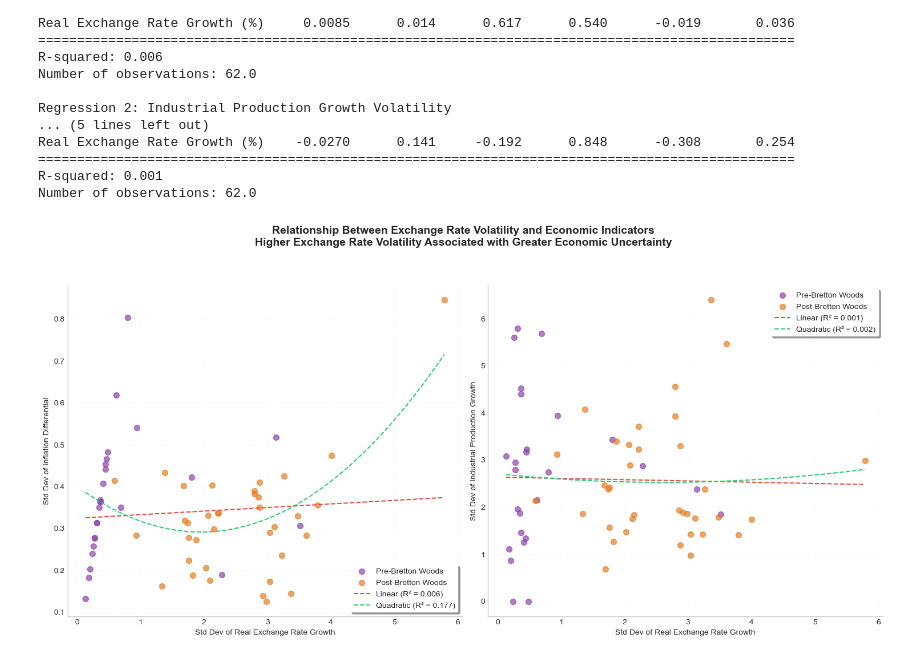
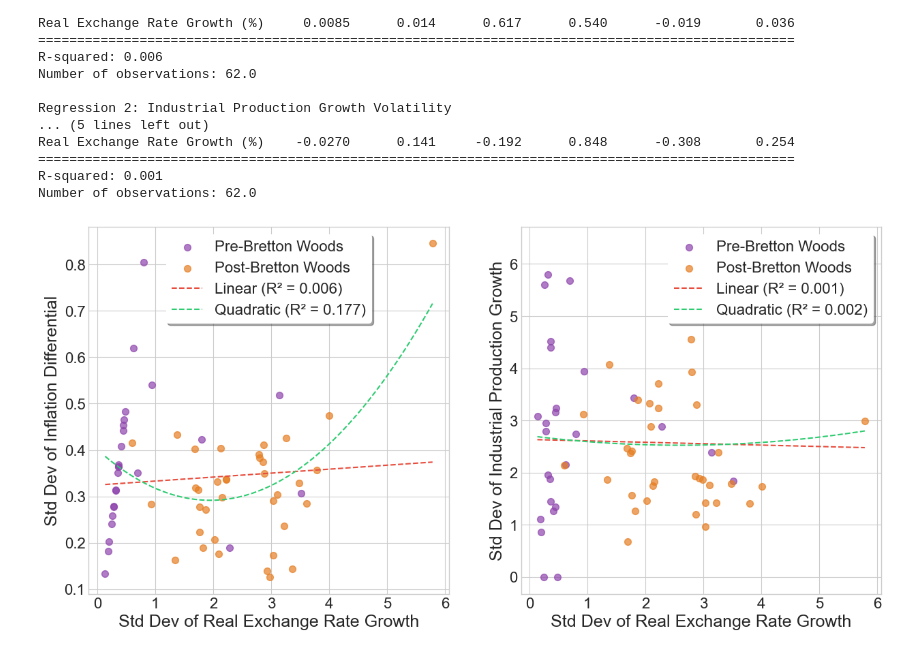
Before and after one commit to EC1B1-Macro-Project/Germany_Coursework, a Jupyter notebook: code/NB00.ipynb, the cells around one changed output. Drawn from its saved outputs; the diff is of its cells as text; code cells hidden in the pictures.

Commit message:
made graphs bigger

```diff
--- a/code/NB00.ipynb
+++ b/code/NB00.ipynb
@@ -622,23 +633,23 @@ for ax in [ax1, ax2, ax3, ax4]:
     ax.spines['top'].set_visible(False)
     ax.spines['right'].set_visible(False)
     ax.axhline(y=0, color='gray', linestyle='-', alpha=0.2)
-    ax.tick_params(axis='both', labelsize=10)
+    ax.tick_params(axis='both', labelsize=15)
 
     if ax == ax2:  # For inflation differential plot only
         # Add both exit lines
         line_us = ax.axvline(x=us_exit, color=colors['us_exit'], linestyle='--',
-                           alpha=0.7, linewidth=2, label='US Exits Bretton Woods (August 1971)')
+                           alpha=1.0, linewidth=2, label='US Exits Bretton Woods (August 1971)')
         line_germany = ax.axvline(x=germany_exit, color=colors['germany_exit'], linestyle='--',
                                 alpha=0.7, linewidth=2, label='Germany Exits Bretton Woods (March 1973)')
         # Add combined legend
         ax.legend(handles=[line_us, line_germany],
-                 fontsize=10, frameon=True, facecolor='white',
+                 fontsize=14, frameon=True, facecolor='white',
                  edgecolor='none', shadow=True, loc='upper left')
     else:  # For other plots
         # Add only Germany's exit line
         line = ax.axvline(x=germany_exit, color=colors['germany_exit'], linestyle='--',
-                         alpha=0.7, linewidth=2, label='Germany Exits Bretton Woods (March 1973)')
-        ax.legend(fontsize=10, frameon=True, facecolor='white',
+                         alpha=1.0, linewidth=2, label='Germany Exits Bretton Woods (March 1973)')
+        ax.legend(fontsize=14, frameon=True, facecolor='white',
                  edgecolor='none', shadow=True, loc='upper left')
 
 # Graph 1: Monthly Inflation (Germany only)
@@ -676,19 +687,19 @@ for ax, title in zip([ax1, ax2, ax3, ax4],
                      'Inflation Differential (Germany minus US)',
                      'Monthly Growth in Industrial Production (Germany)',
                      'Year-over-Year Growth in Industrial Production (Germany)']):
-    ax.set_title(title, fontsize=12, pad=15, fontweight='bold')
-    ax.set_ylabel(ax.get_ylabel(), fontsize=10, fontweight='bold')
+    ax.set_title(title, fontsize=18, pad=15, fontweight='bold')
+    ax.set_ylabel(ax.get_ylabel(), fontsize=18, fontweight='bold')
 
 # Add x-axis labels and rotate dates
 for ax in [ax2, ax4]:
-    ax.set_xlabel('Year', fontsize=10, fontweight='bold')
+    ax.set_xlabel('Year', fontsize=16, fontweight='bold')
     plt.setp(ax.get_xticklabels(), rotation=45, ha='right')
 
 # Add main titles with improved styling
 fig1.suptitle('Inflation Indicators (1959-1990)',
-              y=1.02, fontsize=14, fontweight='bold')
+              y=1.02, fontsize=22, fontweight='bold')
 fig2.suptitle('Industrial Production Indicators (1959-1990)',
-              y=1.02, fontsize=14, fontweight='bold')
+              y=1.02, fontsize=22, fontweight='bold')
 
 # Set figure background color
 for fig in [fig1, fig2]:
@@ -1002,23 +1009,6 @@ Real Exchange Rate Growth (%)    -0.0270      0.141     -0.192      0.848      -
 R-squared: 0.001
 Number of observations: 62.0
 # %%
-# Define Bretton Woods exit date
-bretton_woods_exit = pd.to_datetime('1973-03-01')
-
-# Prepare Variables
-X_linear = sm.add_constant(reg_data['Real Exchange Rate Growth (%)'])
-X_quad = pd.DataFrame({
-    'const': 1,
-    'x': reg_data['Real Exchange Rate Growth (%)'],
-    'x2': reg_data['Real Exchange Rate Growth (%)']**2
-})
-
-# Run regressions
-models = {}
-for dep_var in ['Inflation_Differential', 'Industrial Production YoY Growth (%)']:
-    models[f'{dep_var}_linear'] = sm.OLS(reg_data[dep_var], X_linear).fit()
-    models[f'{dep_var}_quad'] = sm.OLS(reg_data[dep_var], X_quad).fit()
-
 # Create plots
 fig, (ax1, ax2) = plt.subplots(1, 2, figsize=(15, 7))
 fig.patch.set_facecolor('white')
@@ -1031,12 +1021,6 @@ colors = {
     'quad': '#2ecc71',        # Green for quadratic fit
     'grid': '#ecf0f1'         # Light gray for grid
 }
-
-# Plot settings for both graphs
-for ax in [ax1, ax2]:
-    ax.grid(True, linestyle=':', alpha=0.3, color=colors['grid'])
-    ax.spines['top'].set_visible(False)
-    ax.spines['right'].set_visible(False)
 
 # X values for smooth curves
 X_smooth = np.linspace(reg_data['Real Exchange Rate Growth (%)'].min(),
@@ -1065,50 +1049,47 @@ ax1.plot(X_smooth,
 
 X_quad_smooth = pd.DataFrame({'const': 1, 'x': X_smooth, 'x2': X_smooth**2})
 ax1.plot(X_smooth,
          models['Inflation_Differential_quad'].predict(X_quad_smooth),
          color=colors['quad'], linestyle='--',
          label=f'Quadratic (R² = {models["Inflation_Differential_quad"].rsquared:.3f})')
 
 ax1.set_xlabel('Std Dev of Real Exchange Rate Growth')
 ax1.set_ylabel('Std Dev of Inflation Differential')
 ax1.legend(frameon=True, facecolor='white',
           edgecolor='none', shadow=True)
 
+# Add labels and legend with increased font sizes
+ax1.set_xlabel('Std Dev of Real Exchange Rate Growth', fontsize=18)  # Increased font size
+ax1.set_ylabel('Std Dev of Inflation Differential', fontsize=18)  # Increased font size
+ax1.legend(frameon=True, facecolor='white', edgecolor='none', shadow=True, fontsize=16)  # Increased font size for legend
+ax1.tick_params(axis='both', labelsize=16)  # Increased tick label size
+
 # Plot 2: Industrial Production
 y2 = reg_data['Industrial Production YoY Growth (%)']
 # Plot pre and post Bretton Woods points separately
 ax2.scatter(reg_data[pre_bw]['Real Exchange Rate Growth (%)'], y2[pre_bw],
-            alpha=0.7, color=colors['pre_bw'], label='Pre-Bretton Woods',
-            s=50)
+            alpha=0.7, color=colors['pre_bw'], label='Pre-Bretton Woods', s=50)
 ax2.scatter(reg_data[post_bw]['Real Exchange Rate Growth (%)'], y2[post_bw],
-            alpha=0.7, color=colors['post_bw'], label='Post-Bretton Woods',
-            s=50)
+            alpha=0.7, color=colors['post_bw'], label='Post-Bretton Woods', s=50)
 
-# Add fits
+# Add fits for Industrial Production
 ax2.plot(X_smooth,
          models['Industrial Production YoY Growth (%)_linear'].params.iloc[0] +
          models['Industrial Production YoY Growth (%)_linear'].params.iloc[1] * X_smooth,
          color=colors['linear'], linestyle='--',
          label=f'Linear (R² = {models["Industrial Production YoY Growth (%)_linear"].rsquared:.3f})')
 
 ax2.plot(X_smooth,
-         models['Industrial Production YoY Growth (%)_quad'].predict(X_quad_smooth),
+         models['Industrial Production YoY Growth (%)_quad'].predict(pd.DataFrame({'const': 1, 'x': X_smooth, 'x2': X_smooth**2})),
          color=colors['quad'], linestyle='--',
          label=f'Quadratic (R² = {models["Industrial Production YoY Growth (%)_quad"].rsquared:.3f})')
 
-ax2.set_xlabel('Std Dev of Real Exchange Rate Growth')
-ax2.set_ylabel('Std Dev of Industrial Production Growth')
-ax2.legend(frameon=True, facecolor='white',
-          edgecolor='none', shadow=True)
+# Add labels and legend for Industrial Production with increased font sizes
+ax2.set_xlabel('Std Dev of Real Exchange Rate Growth', fontsize=18)  # Increased font size
+ax2.set_ylabel('Std Dev of Industrial Production Growth', fontsize=18)  # Increased font size
+ax2.legend(frameon=True, facecolor='white', edgecolor='none', shadow=True, fontsize=16)  # Increased font size for legend
+ax2.tick_params(axis='both', labelsize=16)  # Increased tick label size
 
-# Main title
-plt.suptitle('Relationship Between Exchange Rate Volatility and Economic Indicators\n' +
-             'Higher Exchange Rate Volatility Associated with Greater Economic Uncertainty',
-             fontsize=14, fontweight='bold', y=1.05)
-
-# Adjust layout
-plt.tight_layout()
-
-plt.show()
+# Main title with
 # %% [output]
-[figure, old version]
+[figure, new version]
```
Also changed, not shown: parts of 36 cells of this notebook.
